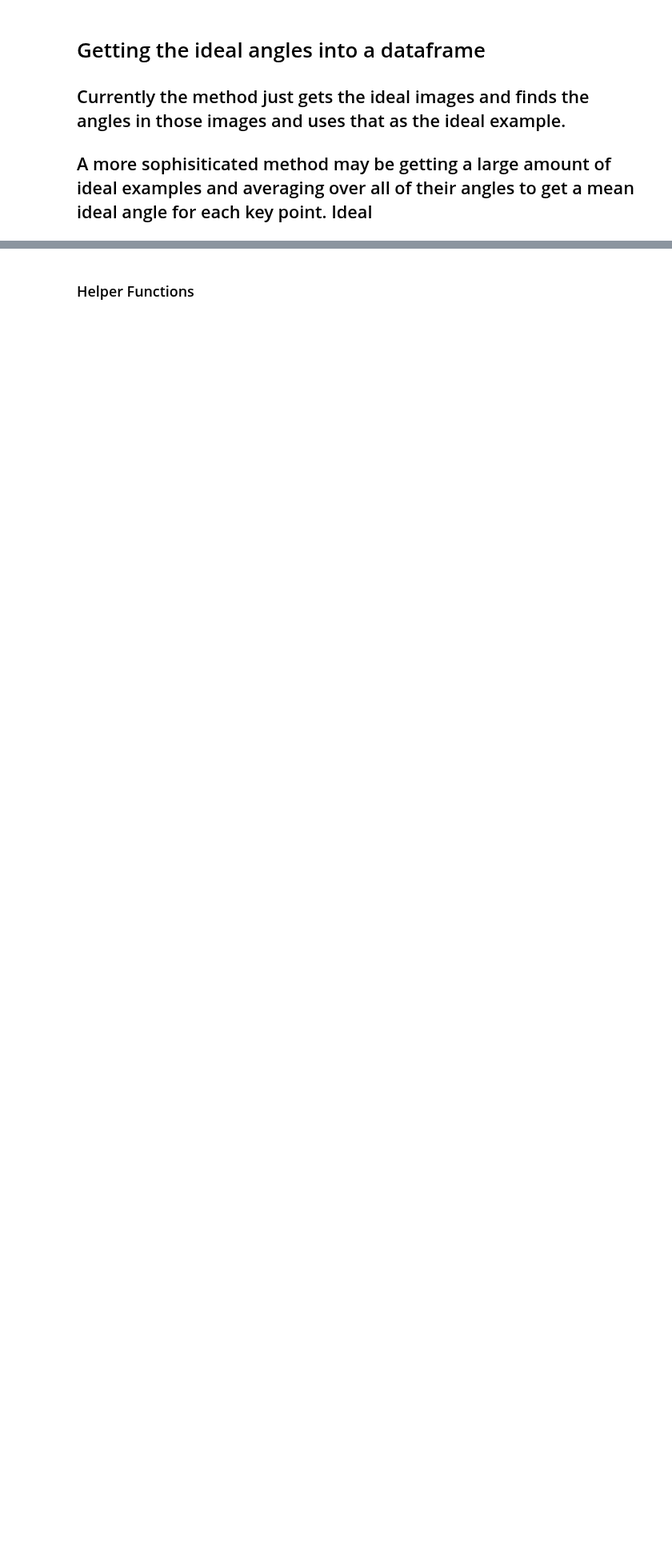
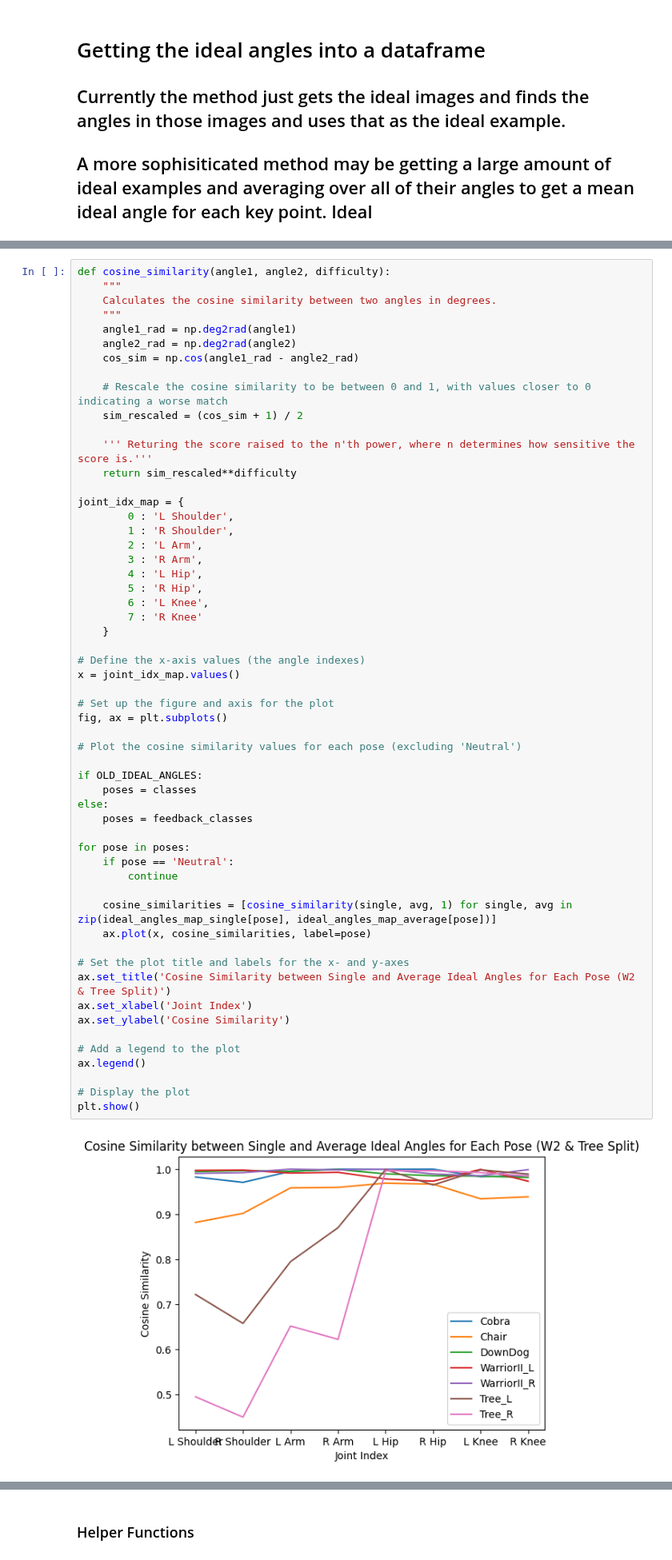
Before and after one commit to sogoodmo/ZenAI-3YP, a Jupyter notebook: JupyterNotebooks/FirstExample.ipynb, the cells around one changed output, grey strips where cells are left out. Shown at 80% size. Cells and saved outputs as stored; diff of their text form; blank space fills up the shorter version.

Commit message:
Warrior seems fixed, bottom half of tree fixed.

```diff
--- a/JupyterNotebooks/FirstExample.ipynb
+++ b/JupyterNotebooks/FirstExample.ipynb
@@ -511,5 +518,63 @@ ideal_angles_map_average['Tree_R'] = Right_Tree.mean(axis=0).tolist()[1:]
 
 ideal_angles_map = ideal_angles_map_average
+# %%
+def cosine_similarity(angle1, angle2, difficulty):
+    """
+    Calculates the cosine similarity between two angles in degrees.
+    """
+    angle1_rad = np.deg2rad(angle1)
+    angle2_rad = np.deg2rad(angle2)
+    cos_sim = np.cos(angle1_rad - angle2_rad)
+
+    # Rescale the cosine similarity to be between 0 and 1, with values closer to 0 indicating a worse match
+    sim_rescaled = (cos_sim + 1) / 2
+
+    ''' Returing the score raised to the n'th power, where n determines how sensitive the score is.'''
+    return sim_rescaled**difficulty
+
+joint_idx_map = {
+        0 : 'L Shoulder',
+        1 : 'R Shoulder',
+        2 : 'L Arm',
+        3 : 'R Arm',
+        4 : 'L Hip',
+        5 : 'R Hip',
+        6 : 'L Knee',
+        7 : 'R Knee'
+    }
+
+# Define the x-axis values (the angle indexes)
+x = joint_idx_map.values()
+
+# Set up the figure and axis for the plot
+fig, ax = plt.subplots()
+
+# Plot the cosine similarity values for each pose (excluding 'Neutral')
+
+if OLD_IDEAL_ANGLES:
+    poses = classes
+else:
+    poses = feedback_classes
+
+for pose in poses:
+    if pose == 'Neutral':
+        continue
+
+    cosine_similarities = [cosine_similarity(single, avg, 1) for single, avg in zip(ideal_angles_map_single[pose], ideal_angles_map_average[pose])]
+    ax.plot(x, cosine_similarities, label=pose)
+
+# Set the plot title and labels for the x- and y-axes
+ax.set_title('Cosine Similarity between Single and Average Ideal Angles for Each Pose (W2 & Tree Split)')
+ax.set_xlabel('Joint Index')
+ax.set_ylabel('Cosine Similarity')
+
+# Add a legend to the plot
+ax.legend()
+
+# Display the plot
+plt.show()
+# %% [output]
+[figure, added]
 # %% [markdown]
 # Some extra data post-processing
 ## WarriorII and Tree are unique in the sense that the ideal angles are different if you're doing the left or right variation of the exercise
```
Also changed, not shown: parts of 2 cells of this notebook, 2 other files.
